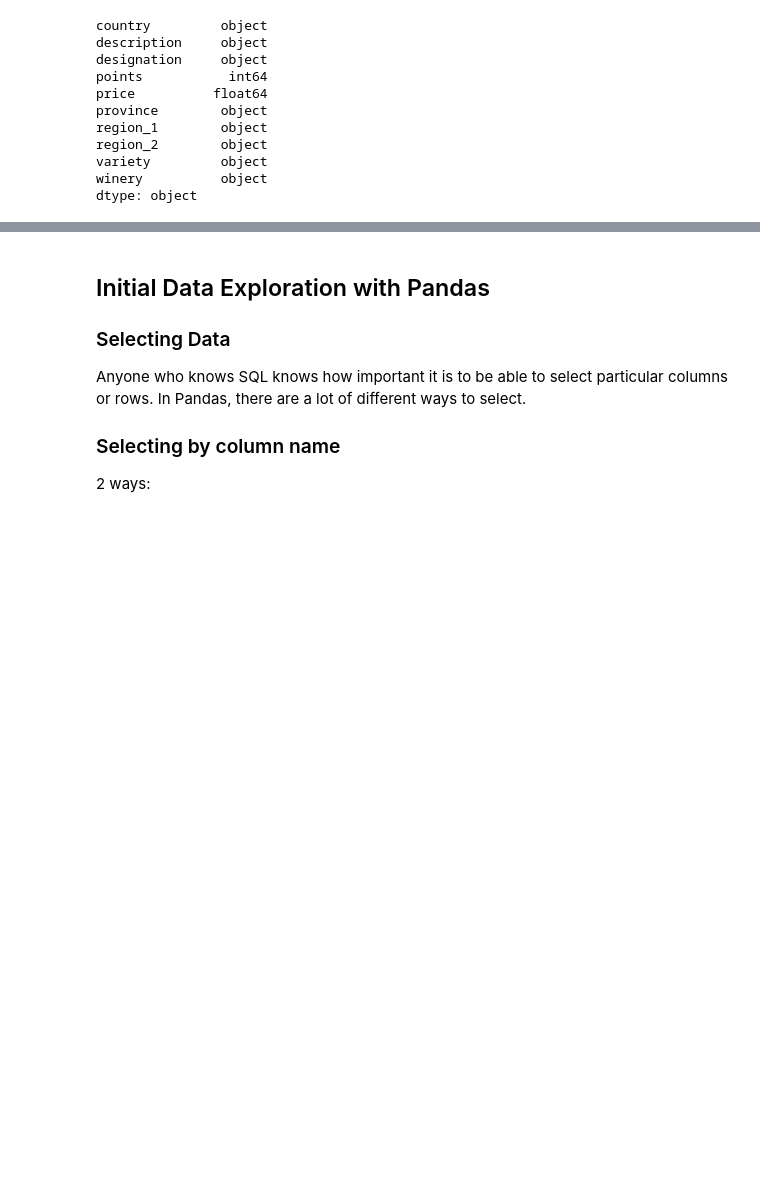
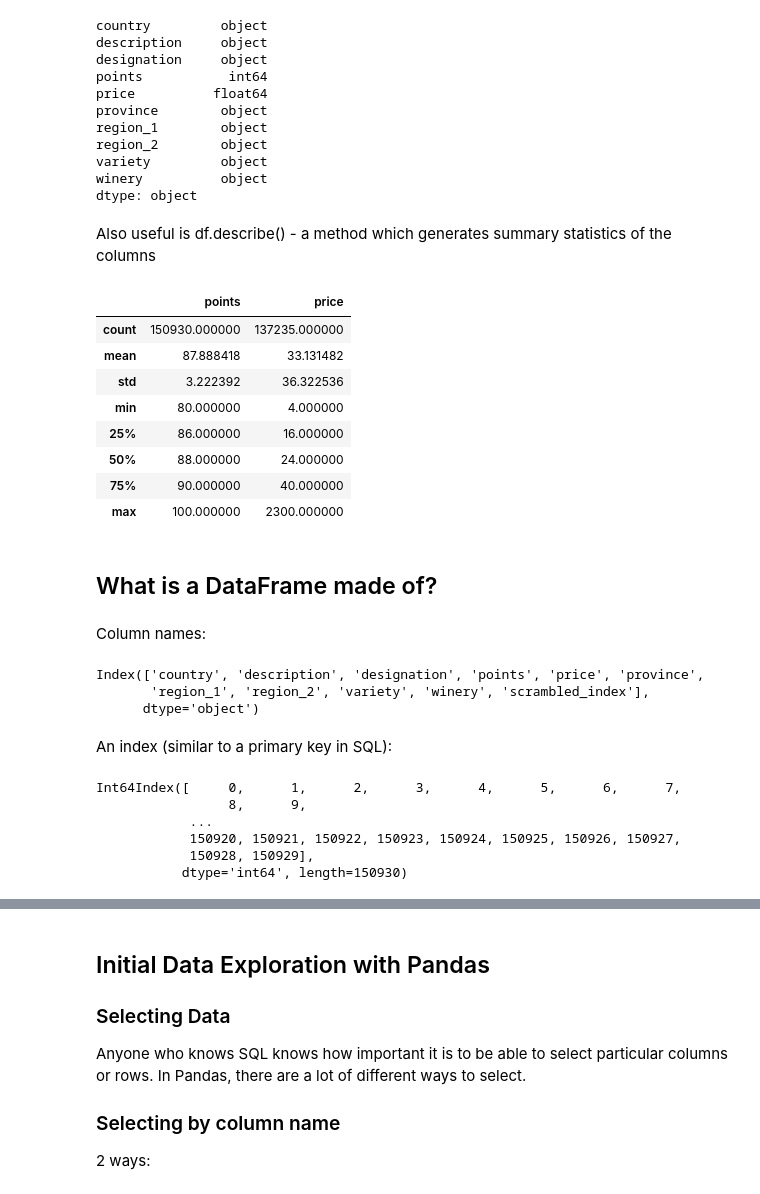
Before and after one commit to rachelkberryman/DSR_Pandas, a Jupyter notebook: 1. Intro to Pandas.ipynb, the cells around one changed output, grey strips where cells are left out. Saved outputs shown, nothing was run; the diff lists cells and outputs as text; code cells hidden in the pictures; blank space fills up the shorter version.

```diff
--- a/1. Intro to Pandas.ipynb
+++ b/1. Intro to Pandas.ipynb
@@ -105,3 +129,38 @@ region_2        object
 variety         object
 winery          object
 dtype: object
+# %% [markdown]
+Also useful is df.describe() - a method which generates summary statistics of the columns
+# %%
+wine.describe()
+# %% [output]
+|  | points | price |
+| count | 150930.000000 | 137235.000000 |
+| mean | 87.888418 | 33.131482 |
+| std | 3.222392 | 36.322536 |
+| min | 80.000000 | 4.000000 |
+| 25% | 86.000000 | 16.000000 |
+| 50% | 88.000000 | 24.000000 |
+| 75% | 90.000000 | 40.000000 |
+| max | 100.000000 | 2300.000000 |
+# %% [markdown]
+## What is a DataFrame made of?
+# %% [markdown]
+Column names:
+# %%
+wine.columns
+# %% [output]
+Index(['country', 'description', 'designation', 'points', 'price', 'province',
+       'region_1', 'region_2', 'variety', 'winery', 'scrambled_index'],
+      dtype='object')
+# %% [markdown]
+An index (similar to a primary key in SQL):
+# %%
+wine.index
+# %% [output]
+Int64Index([     0,      1,      2,      3,      4,      5,      6,      7,
+                 8,      9,
+            ...
+            150920, 150921, 150922, 150923, 150924, 150925, 150926, 150927,
+            150928, 150929],
+           dtype='int64', length=150930)
```
Also changed, not shown: parts of 14 cells of this notebook.
